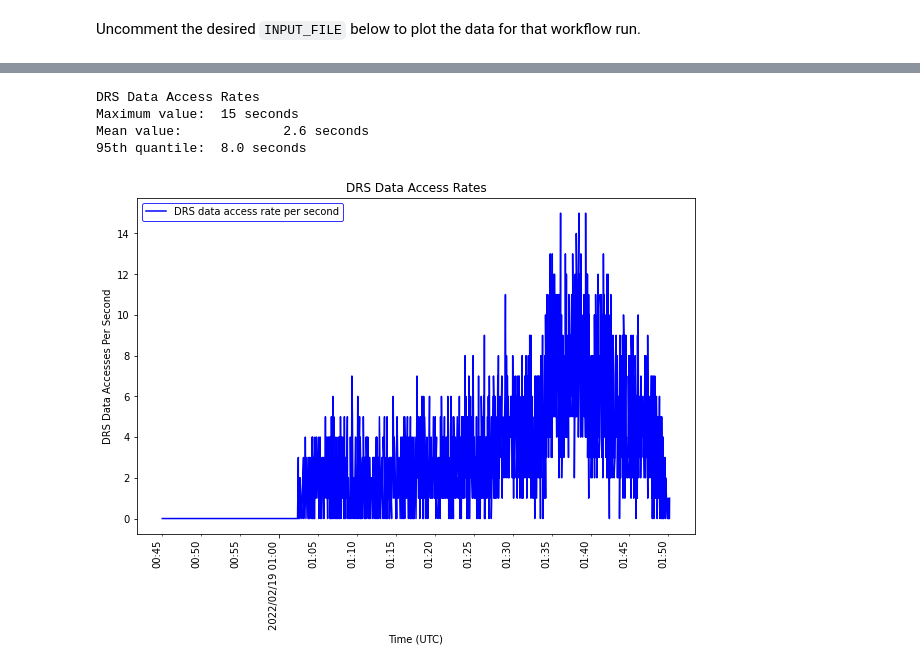
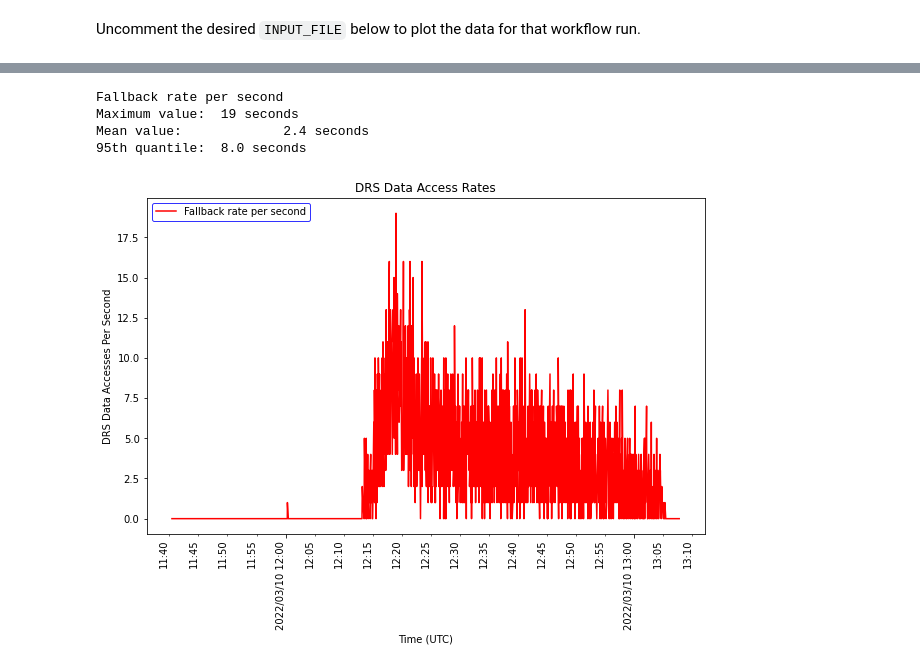
Before and after one commit to mbaumann-broad/terra-worfklow-scale-test-tools, a Jupyter notebook: notebooks/graph_drs_data_access_rates.ipynb, the cells around one changed output, grey strips where cells are left out. Saved outputs shown, nothing was run; the diff lists cells and outputs as text; code cells hidden in the pictures.

Commit message:
Display total and fallback data access rates in same figure
Works, yet needs some minor code clean-up.

```diff
--- a/notebooks/graph_drs_data_access_rates.ipynb
+++ b/notebooks/graph_drs_data_access_rates.ipynb
@@ -28,7 +28,9 @@ Uncomment the desired `INPUT_FILE` below to plot the data for that workflow run.
 # WF_SUBMISSION_ID="698cc797-8235-4585-873a-3d7a68192fa6"
 # INPUT_FILE="./submission_698cc797-8235-4585-873a-3d7a68192fa6/drs_localization_timeseries.tsv"
 
-INPUT_FILE="../submission_1a72b974-00c4-4316-86d5-7a7b1045f9ef/drs_localization_timeseries.tsv"
+submission_dir="submission_f6e70014-0c23-4b15-b90b-0dcdc7a126fb"
+DATA_ACCESS_RATE_INPUT_FILE= f"../{submission_dir}/drs_localization_timeseries.tsv"
+FALLBACK_RATE_INPUT_FILE= f"../{submission_dir}/drs_localization_fallback_timeseries.tsv"
 # %%
 from typing import Any
 
@@ -106,14 +108,15 @@ class DataAccessRateDisplayMethods:
         ax = plt.gca() # Get current axes
         ax.legend(loc='upper left', frameon=True, edgecolor="b")
 
-    def draw_line_graph(self, df: pd.DataFrame) -> None:
+    def draw_line_graph(self, df: pd.DataFrame, line_format_kwargs=dict()) -> None:
         plt.xlabel("Time (UTC)")
         self.format_x_axis_time()
         plt.ylabel("DRS Data Accesses Per Second")
         plt.title(self.graph_title)
         plt.plot(df[self.timestamp_columnname],
                  df[self.data_access_count_columnname],
-                 linestyle="-", color="b", label="DRS data access rate per second")
+                 # linestyle="-", color="b", label="DRS data access rate per second"
+                 **line_format_kwargs)
 
     def add_markers(self, df: pd.DataFrame,
                     value_columnname: str, match_value: Any,
@@ -138,33 +141,34 @@ class DataAccessRateDisplayMethods:
     #         self.add_markers(df, self.response_code_columnname, status_code,
     #                          marker='v', marker_color=color, label=f"Error ({status_code})")
 
-    def draw_line_graph_with_error_markers(self, df: pd.DataFrame) -> None:
-        self.draw_line_graph(df)
+    def draw_line_graph_with_error_markers(self, df: pd.DataFrame, line_format_kwargs: dict =dict()) -> None:
+        self.draw_line_graph(df, line_format_kwargs)
         # self.draw_success_markers(df)
         # self.draw_error_markers(df)
         self.add_legend()
 
-    def display_statistics(self, df: pd.DataFrame) -> None:
+    def display_statistics(self, df: pd.DataFrame, statistics_title) -> None:
+        print(statistics_title)
         print(f"Maximum value:\t{round(df[self.data_access_count_columnname].max(), 1)} seconds")
         print(f"Mean value:\t\t{round(df[self.data_access_count_columnname].mean(), 1)} seconds")
         print(f"95th quantile:\t{round(df[self.data_access_count_columnname].quantile(0.95), 1)} seconds")
 
-    def display_data_access_rate(self) -> None:
-        print(self.graph_title)
+    def display_data_access_rate(self, line_format_kwargs: dict = dict()) -> None:
         df = self.load_file_to_df(sep='\t')
         df = self.clean_up_data(df)
         df = self.update_timestamp_column(df)
         df = self.resample_data_to_total_rate_per_second(df)
-        self.display_statistics(df)
+        statistics_title = line_format_kwargs['label'] if line_format_kwargs.get('label') else self.graph_title
+        self.display_statistics(df, statistics_title)
         if not self.is_subplot:
             plt.figure(1, figsize=(self.figure_width, self.figure_height))
-        self.draw_line_graph_with_error_markers(df)
+        self.draw_line_graph_with_error_markers(df, line_format_kwargs)
 # %%
-def display_drs_data_access_rates(input_filename: str, is_subplot: bool = False) -> None:
+def display_drs_data_access_rates(input_filename: str, line_format_kwargs=dict(), is_subplot: bool = False) -> None:
     graph_title = "DRS Data Access Rates"
     displayer = DataAccessRateDisplayMethods(input_filename, graph_title,
                                              'Timestamp', 'Count',
                                              is_subplot=is_subplot)
-    displayer.display_data_access_rate()
+    displayer.display_data_access_rate(line_format_kwargs)
     if not is_subplot:
         plt.show()
@@ -170,0 +201,7 @@ def display_drs_data_access_rates(input_filename: str, is_subplot: bool = False)
+# %%
+import traceback
+try:
+    line_format_kwargs = dict(linestyle="-", color="b", label="DRS data access rate per second")
+    display_drs_data_access_rates(DATA_ACCESS_RATE_INPUT_FILE, line_format_kwargs)
+except Exception as ex:
+    print(traceback.print_exc())
@@ -171,12 +214,13 @@ def display_drs_data_access_rates(input_filename: str, is_subplot: bool = False)
 # %%
 import traceback
 try:
-    display_drs_data_access_rates(INPUT_FILE)
+    line_format_kwargs = dict(linestyle="-", color="r", label="Fallback rate per second")
+    display_drs_data_access_rates(FALLBACK_RATE_INPUT_FILE, line_format_kwargs)
 except Exception as ex:
     print(traceback.print_exc())
 # %% [output]
-DRS Data Access Rates
-Maximum value:  15 seconds
-Mean value:             2.6 seconds
+Fallback rate per second
+Maximum value:  19 seconds
+Mean value:             2.4 seconds
 95th quantile:  8.0 seconds
-[figure, old version]
+[figure, new version]
```
Also changed, not shown: parts of 3 cells of this notebook.
